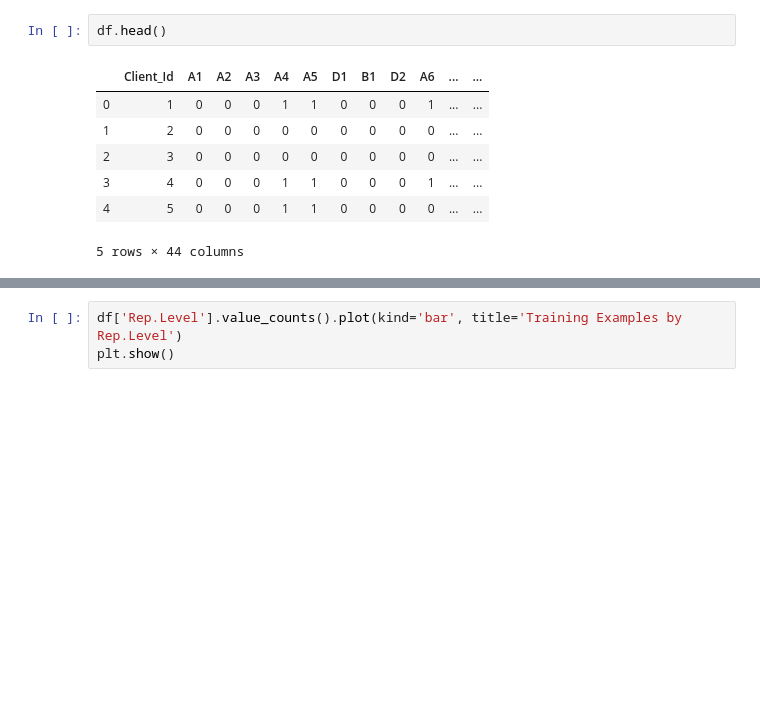
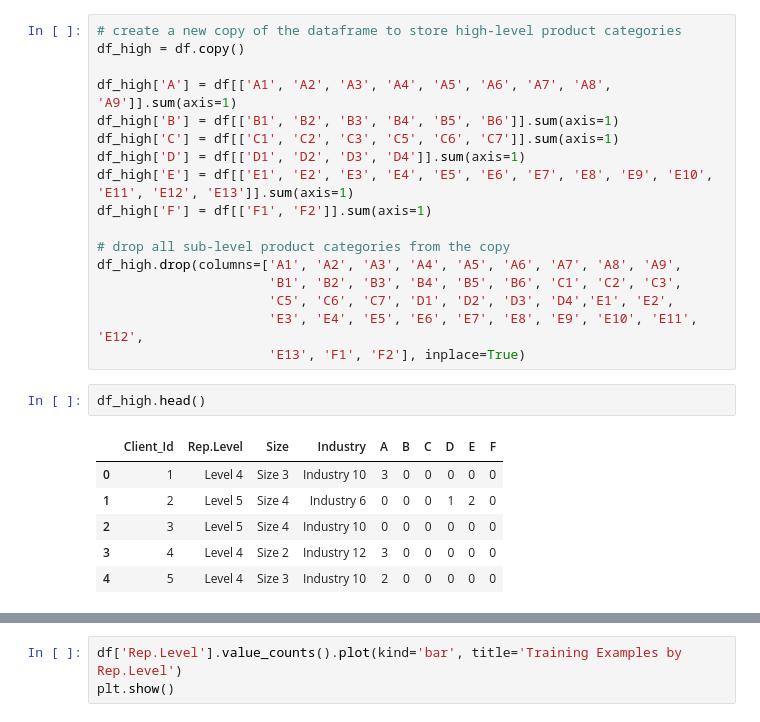
Before and after one commit to aclarkse/Recommender-System, a Jupyter notebook: EDA.ipynb, the cells around one changed output, grey strips where cells are left out. Cells and saved outputs as stored; diff of their text form; blank space fills up the shorter version.

```diff
--- a/EDA.ipynb
+++ b/EDA.ipynb
@@ -9,10 +150,26 @@ df = pd.read_csv('PAYX_dataset_2019Fall.csv',sep=',')
+# %%
+# create a new copy of the dataframe to store high-level product categories
+df_high = df.copy()
+
+df_high['A'] = df[['A1', 'A2', 'A3', 'A4', 'A5', 'A6', 'A7', 'A8', 'A9']].sum(axis=1)
+df_high['B'] = df[['B1', 'B2', 'B3', 'B4', 'B5', 'B6']].sum(axis=1)
+df_high['C'] = df[['C1', 'C2', 'C3', 'C5', 'C6', 'C7']].sum(axis=1)
+df_high['D'] = df[['D1', 'D2', 'D3', 'D4']].sum(axis=1)
+df_high['E'] = df[['E1', 'E2', 'E3', 'E4', 'E5', 'E6', 'E7', 'E8', 'E9', 'E10', 'E11', 'E12', 'E13']].sum(axis=1)
+df_high['F'] = df[['F1', 'F2']].sum(axis=1)
+
+# drop all sub-level product categories from the copy
+df_high.drop(columns=['A1', 'A2', 'A3', 'A4', 'A5', 'A6', 'A7', 'A8', 'A9',
+                      'B1', 'B2', 'B3', 'B4', 'B5', 'B6', 'C1', 'C2', 'C3',
+                      'C5', 'C6', 'C7', 'D1', 'D2', 'D3', 'D4','E1', 'E2',
+                      'E3', 'E4', 'E5', 'E6', 'E7', 'E8', 'E9', 'E10', 'E11', 'E12',
+                      'E13', 'F1', 'F2'], inplace=True)
 # %%
-df.head()
+df_high.head()
 # %% [output]
-|  | Client_Id | A1 | A2 | A3 | A4 | A5 | D1 | B1 | D2 | A6 | ... | ... |
-| 0 | 1 | 0 | 0 | 0 | 1 | 1 | 0 | 0 | 0 | 1 | ... | ... |
-| 1 | 2 | 0 | 0 | 0 | 0 | 0 | 0 | 0 | 0 | 0 | ... | ... |
-| 2 | 3 | 0 | 0 | 0 | 0 | 0 | 0 | 0 | 0 | 0 | ... | ... |
-| 3 | 4 | 0 | 0 | 0 | 1 | 1 | 0 | 0 | 0 | 1 | ... | ... |
-| 4 | 5 | 0 | 0 | 0 | 1 | 1 | 0 | 0 | 0 | 0 | ... | ... |
+|  | Client_Id | Rep.Level | Size | Industry | A | B | C | D | E | F |
+| 0 | 1 | Level 4 | Size 3 | Industry 10 | 3 | 0 | 0 | 0 | 0 | 0 |
+| 1 | 2 | Level 5 | Size 4 | Industry 6 | 0 | 0 | 0 | 1 | 2 | 0 |
+| 2 | 3 | Level 5 | Size 4 | Industry 10 | 0 | 0 | 0 | 0 | 0 | 0 |
+| 3 | 4 | Level 4 | Size 2 | Industry 12 | 3 | 0 | 0 | 0 | 0 | 0 |
+| 4 | 5 | Level 4 | Size 3 | Industry 10 | 2 | 0 | 0 | 0 | 0 | 0 |
-5 rows × 44 columns
```
Also changed, not shown: parts of 23 cells of this notebook.
